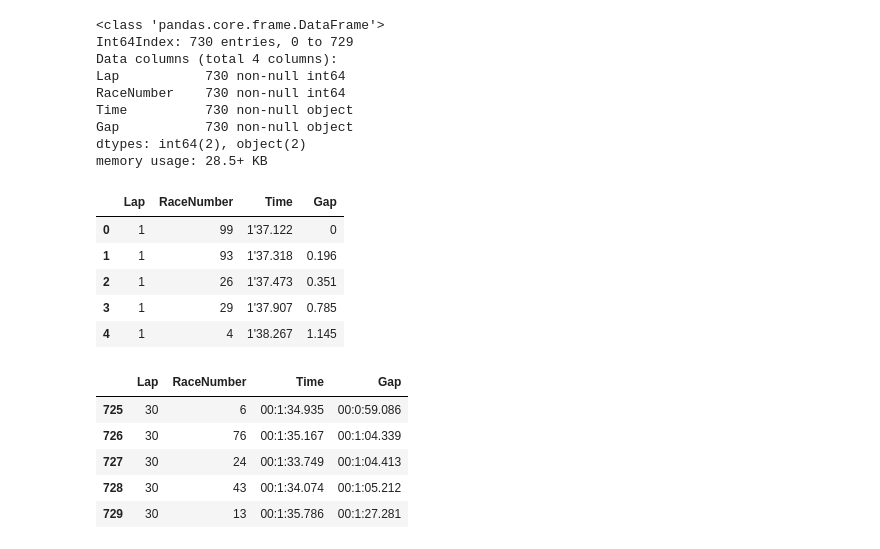
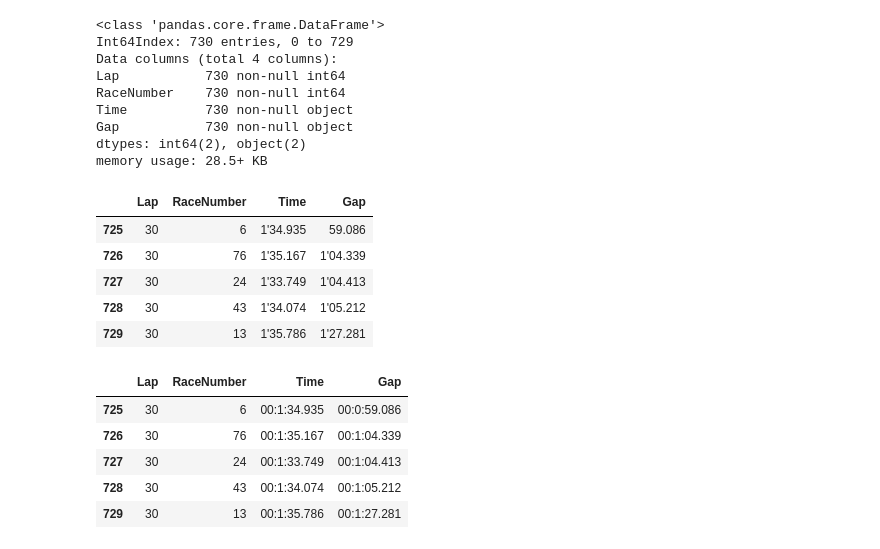
Before and after one commit to emailgregn/bokeh_learn_good, a Jupyter notebook: valencia.ipynb, the cells around one changed output. Drawn from its saved outputs; the diff is of its cells as text; code cells hidden in the pictures.

```diff
--- a/valencia.ipynb
+++ b/valencia.ipynb
@@ -6,26 +3,26 @@ Populating the interactive namespace from numpy and matplotlib
 # %%
-location = '/Users/greg/Documents/motogp/motogp_2015_valencia_data.txt'
+location = './motogp_2015_valencia_data.txt'
 df = pd.read_csv(location, header=0, names=['Lap', 'RaceNumber','Time','Gap'], delimiter='\t', )
 
 df.fillna(0.0, inplace=True)
 
 df.info()
 df.describe()
-df.head()
+df.tail()
 # %% [output]
 <class 'pandas.core.frame.DataFrame'>
 Int64Index: 730 entries, 0 to 729
 Data columns (total 4 columns):
 Lap           730 non-null int64
 RaceNumber    730 non-null int64
 Time          730 non-null object
 Gap           730 non-null object
 dtypes: int64(2), object(2)
 memory usage: 28.5+ KB
 |  | Lap | RaceNumber | Time | Gap |
-| 0 | 1 | 99 | 1'37.122 | 0 |
-| 1 | 1 | 93 | 1'37.318 | 0.196 |
-| 2 | 1 | 26 | 1'37.473 | 0.351 |
-| 3 | 1 | 29 | 1'37.907 | 0.785 |
-| 4 | 1 | 4 | 1'38.267 | 1.145 |
+| 725 | 30 | 6 | 1'34.935 | 59.086 |
+| 726 | 30 | 76 | 1'35.167 | 1'04.339 |
+| 727 | 30 | 24 | 1'33.749 | 1'04.413 |
+| 728 | 30 | 43 | 1'34.074 | 1'05.212 |
+| 729 | 30 | 13 | 1'35.786 | 1'27.281 |
 # %%
```
Also changed, not shown: parts of 9 cells of this notebook, 2 other files.
